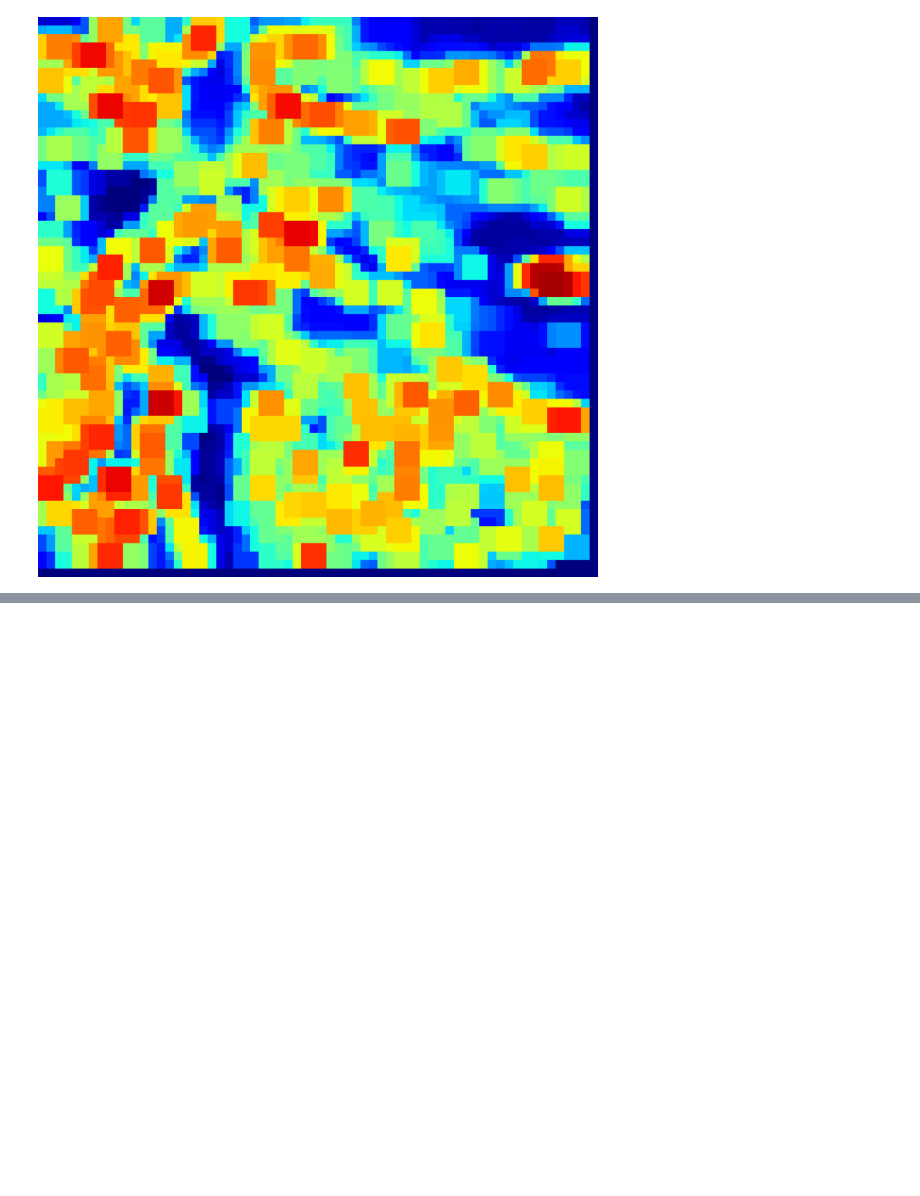
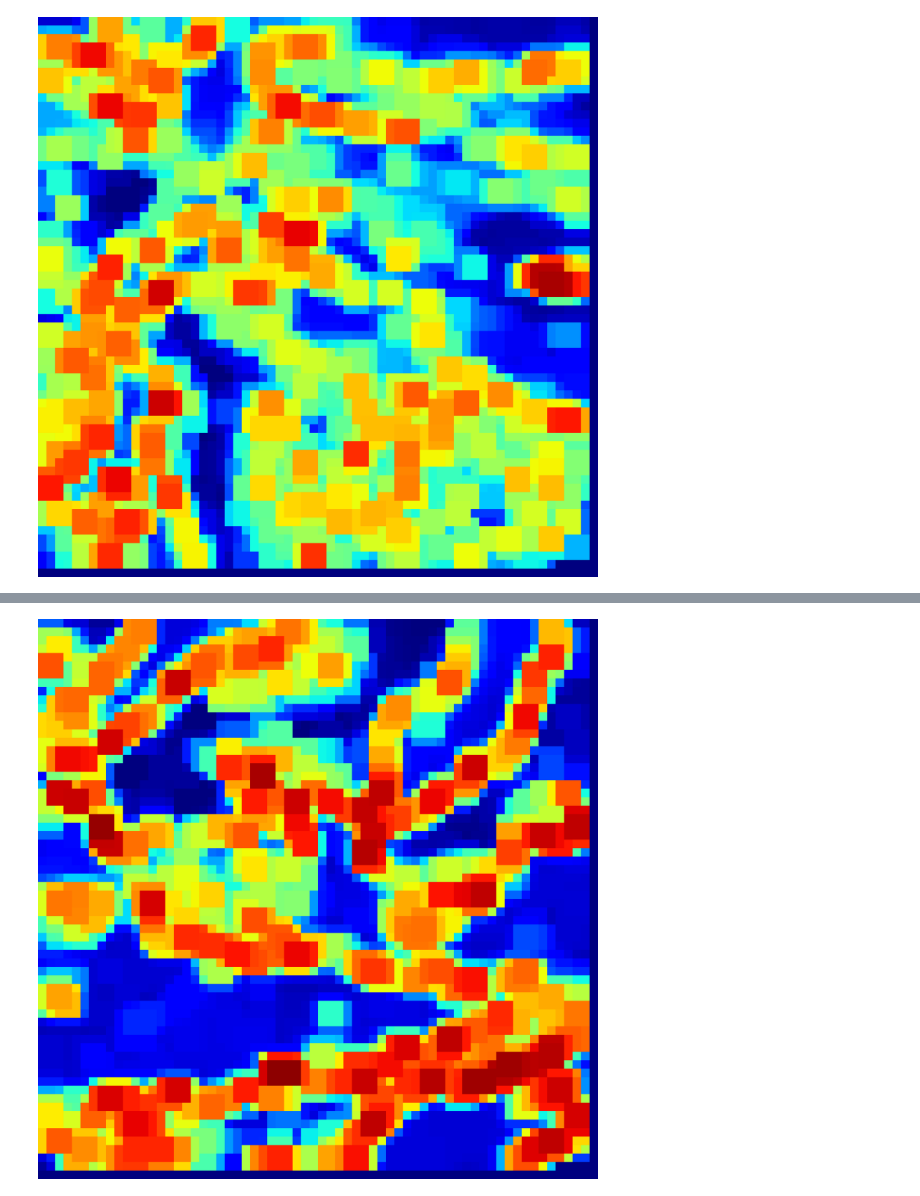
Before and after one commit to danilkuzin/EarthScienceFaultDetection, a Jupyter notebook: 4-transfer_learning.ipynb, the cells around one changed output, grey strips where cells are left out. Saved outputs shown, nothing was run; the diff lists cells and outputs as text; code cells hidden in the pictures; blank space fills up the shorter version.

```diff
--- a/4-transfer_learning.ipynb
+++ b/4-transfer_learning.ipynb
@@ -105,0 +126,8 @@ dataiobackend_muga_puruo.write_image("heatmaps_muga_puruo_3class_heatmaps.tif",
+# %%
+cmap = plt.get_cmap('jet')
+rgba_img = cmap(res_muggarboibo)
+rgb_img = np.delete(rgba_img, 3, 2)
+res_im=(rgba_img[:, :, :3] * 255).astype(np.uint8)
+Image.fromarray(res_im)
+# %% [output]
+[figure, added]
```
Also changed, not shown: parts of 7 cells of this notebook, 3 other files.
